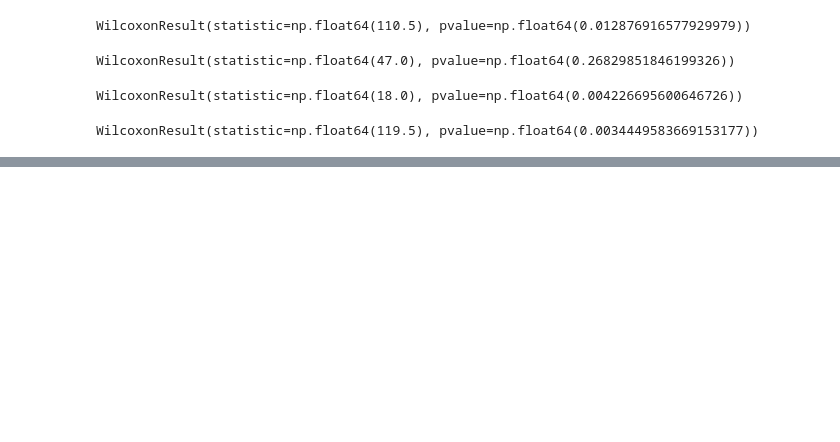
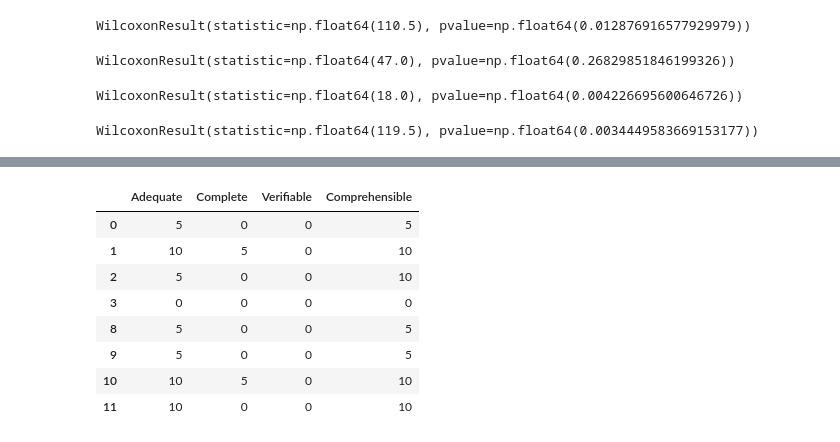
Before and after one commit to GroomYourSpecs/GroomYourSpecs_ReplicationPackage, a Jupyter notebook: controlled_experiment/artefacts/artefacts_analysis.ipynb, the cells around one changed output, grey strips where cells are left out. Saved outputs shown, nothing was run; the diff lists cells and outputs as text; code cells hidden in the pictures; blank space fills up the shorter version.

```diff
--- a/controlled_experiment/artefacts/artefacts_analysis.ipynb
+++ b/controlled_experiment/artefacts/artefacts_analysis.ipynb
@@ -111,6 +112,7 @@ top_down
 # %%
 likert_color = ["#ffffff00","#d8a539", "lightgray", "#5ab4ac"]
 
+top_down_ids = top_down.drop(columns=["Total", "Mission"])
 top_down_cleaned = top_down.drop(columns=["IDs", "Total", "Mission"])
 top_down_cleaned
 # %% [output]
@@ -214,0 +235,15 @@ WilcoxonResult(statistic=np.float64(119.5), pvalue=np.float64(0.0034449583669153
+# %%
+top_down_ids
+td_room1 = top_down_ids[top_down_ids["IDs"].isin(room1)].drop(columns="IDs")
+td_room2 = top_down_ids[top_down_ids["IDs"].isin(room2)].drop(columns="IDs")
+td_room1
+# %% [output]
+|  | Adequate | Complete | Verifiable | Comprehensible |
+| 0 | 5 | 0 | 0 | 5 |
+| 1 | 10 | 5 | 0 | 10 |
+| 2 | 5 | 0 | 0 | 10 |
+| 3 | 0 | 0 | 0 | 0 |
+| 8 | 5 | 0 | 0 | 5 |
+| 9 | 5 | 0 | 0 | 5 |
+| 10 | 10 | 5 | 0 | 10 |
+| 11 | 10 | 0 | 0 | 10 |
```
Also changed, not shown: parts of 7 cells of this notebook.
